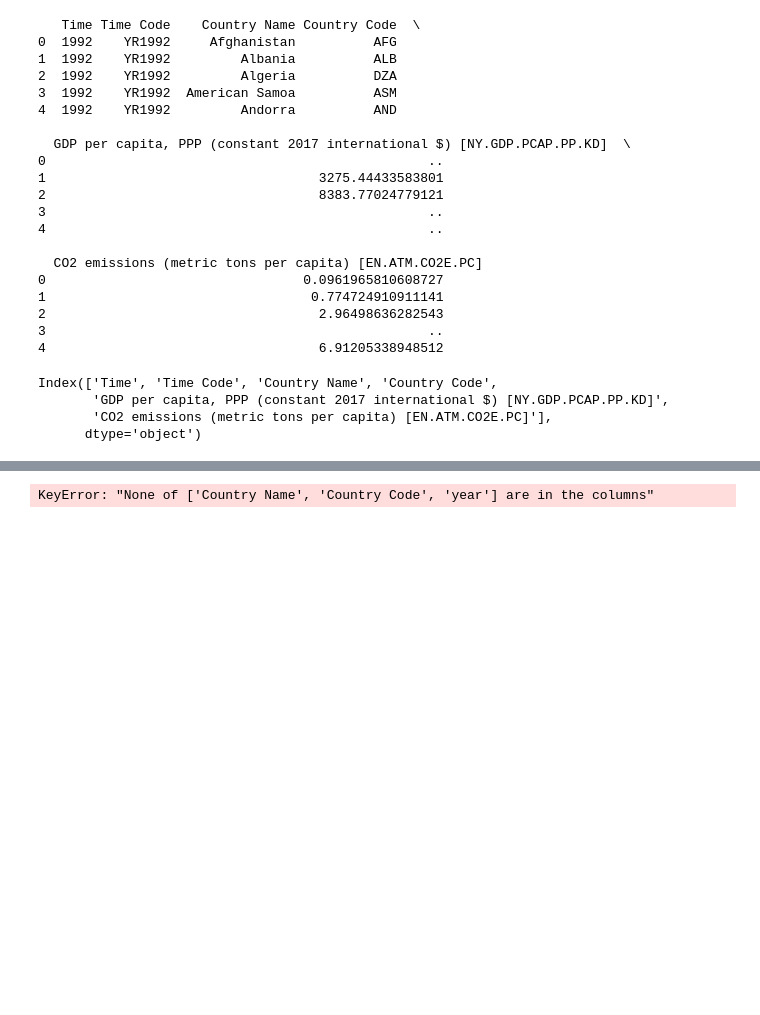
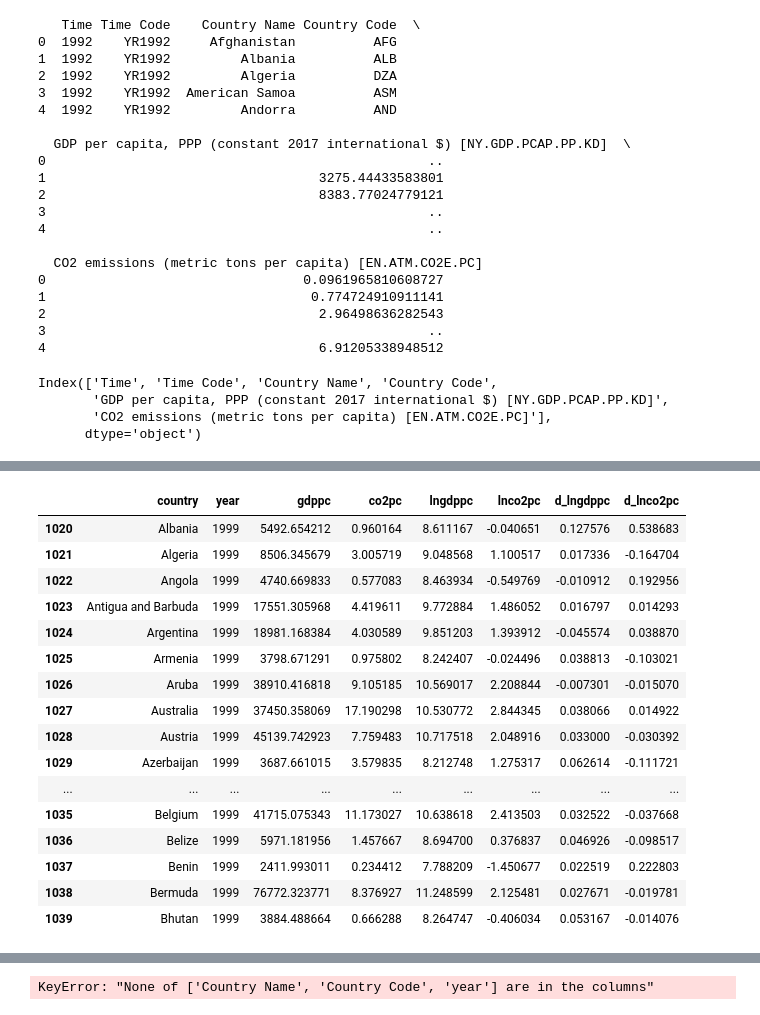
Before and after one commit to Swdenis/CO2emissions-GDP, a Jupyter notebook: code_2.ipynb, the cells around one changed output, grey strips where cells are left out. Saved outputs shown, nothing was run; the diff lists cells and outputs as text; code cells hidden in the pictures; blank space fills up the shorter version.

```diff
--- a/code_2.ipynb
+++ b/code_2.ipynb
@@ -144,0 +170,9 @@ temp.head()
+# %%
+countries_grouped = temp.groupby("country")
+# %%
+temp["lngdppc"] = countries_grouped["gdppc"].transform(np.log)
+temp["lnco2pc"] = countries_grouped["co2pc"].transform(np.log)
+temp["d_lngdppc"] = countries_grouped["lngdppc"].transform("diff")
+temp["d_lnco2pc"] = countries_grouped["lnco2pc"].transform("diff")
+# %%
+temp=temp.dropna(axis=0,thresh=7)
@@ -144,0 +211,5 @@ temp.head()
+# %%
+countries_to_drop=['Sao Tome and Principe','Sudan','Timor-Leste','Djibouti','Curacao','Cayman Islands',
+                   'Sint Maarten (Dutch part)','Kosovo','Montenegro','Nauru','Serbia',
+                   'Afghanistan','Turks and Caicos Islands',]
+temp=temp.set_index('country').drop(index=countries_to_drop,axis=0)
@@ -144,0 +238,20 @@ temp.head()
+# %%
+temp.query("year == 1999 | year == 2000").head(20)
+# %% [output]
+|  | country | year | gdppc | co2pc | lngdppc | lnco2pc | d_lngdppc | d_lnco2pc |
+| 1020 | Albania | 1999 | 5492.654212 | 0.960164 | 8.611167 | -0.040651 | 0.127576 | 0.538683 |
+| 1021 | Algeria | 1999 | 8506.345679 | 3.005719 | 9.048568 | 1.100517 | 0.017336 | -0.164704 |
+| 1022 | Angola | 1999 | 4740.669833 | 0.577083 | 8.463934 | -0.549769 | -0.010912 | 0.192956 |
+| 1023 | Antigua and Barbuda | 1999 | 17551.305968 | 4.419611 | 9.772884 | 1.486052 | 0.016797 | 0.014293 |
+| 1024 | Argentina | 1999 | 18981.168384 | 4.030589 | 9.851203 | 1.393912 | -0.045574 | 0.038870 |
+| 1025 | Armenia | 1999 | 3798.671291 | 0.975802 | 8.242407 | -0.024496 | 0.038813 | -0.103021 |
+| 1026 | Aruba | 1999 | 38910.416818 | 9.105185 | 10.569017 | 2.208844 | -0.007301 | -0.015070 |
+| 1027 | Australia | 1999 | 37450.358069 | 17.190298 | 10.530772 | 2.844345 | 0.038066 | 0.014922 |
+| 1028 | Austria | 1999 | 45139.742923 | 7.759483 | 10.717518 | 2.048916 | 0.033000 | -0.030392 |
+| 1029 | Azerbaijan | 1999 | 3687.661015 | 3.579835 | 8.212748 | 1.275317 | 0.062614 | -0.111721 |
+| ... | ... | ... | ... | ... | ... | ... | ... | ... |
+| 1035 | Belgium | 1999 | 41715.075343 | 11.173027 | 10.638618 | 2.413503 | 0.032522 | -0.037668 |
+| 1036 | Belize | 1999 | 5971.181956 | 1.457667 | 8.694700 | 0.376837 | 0.046926 | -0.098517 |
+| 1037 | Benin | 1999 | 2411.993011 | 0.234412 | 7.788209 | -1.450677 | 0.022519 | 0.222803 |
+| 1038 | Bermuda | 1999 | 76772.323771 | 8.376927 | 11.248599 | 2.125481 | 0.027671 | -0.019781 |
+| 1039 | Bhutan | 1999 | 3884.488664 | 0.666288 | 8.264747 | -0.406034 | 0.053167 | -0.014076 |
```
Also changed, not shown: parts of 31 cells of this notebook.
